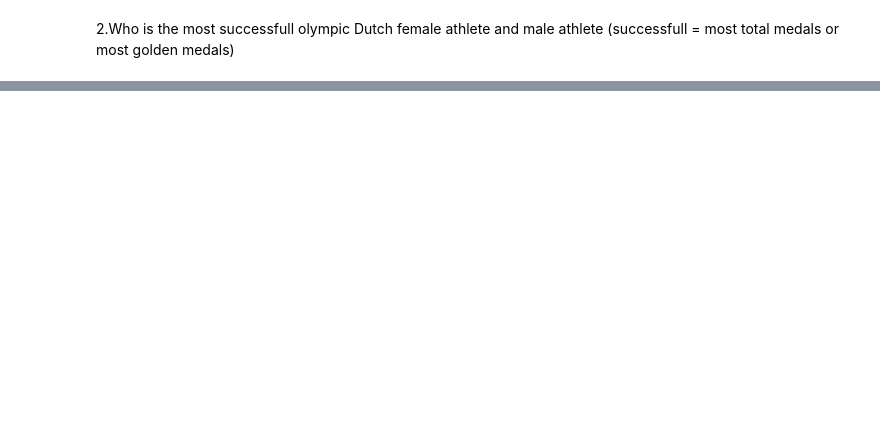
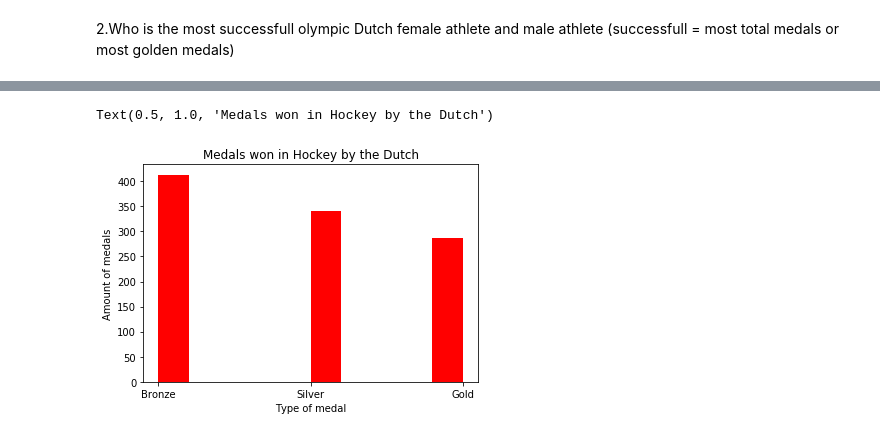
Before and after one commit to Mynameiscarol/Pyladies_Capstone_team6, a Jupyter notebook: Capstone_Project_Group6_Olympics_V2_Caroliene.ipynb, the cells around one changed output, grey strips where cells are left out. Saved outputs shown, nothing was run; the diff lists cells and outputs as text; code cells hidden in the pictures; blank space fills up the shorter version.

```diff
--- a/Capstone_Project_Group6_Olympics_V2_Caroliene.ipynb
+++ b/Capstone_Project_Group6_Olympics_V2_Caroliene.ipynb
@@ -267,0 +332,4 @@ The most medals of Dutch olympic athletes corrected for number of games were won
+# %%
+#deviation of Hockey medals NLD
+hockey_NL = df_ned.loc[df_ned['Sport'] == 'Hockey']
+print(hockey_NL)
@@ -267,0 +354,11 @@ The most medals of Dutch olympic athletes corrected for number of games were won
+# %%
+#The 255 Hockey medals per medal type
+
+plt.figure()
+plt.hist(hockey_NL["Medal"], color='r' )
+plt.xlabel('Type of medal')
+plt.ylabel('Amount of medals')
+plt.title('Medals won in Hockey by the Dutch')
+# %% [output]
+Text(0.5, 1.0, 'Medals won in Hockey by the Dutch')
+[figure, added]
```
Also changed, not shown: parts of 19 cells of this notebook.
